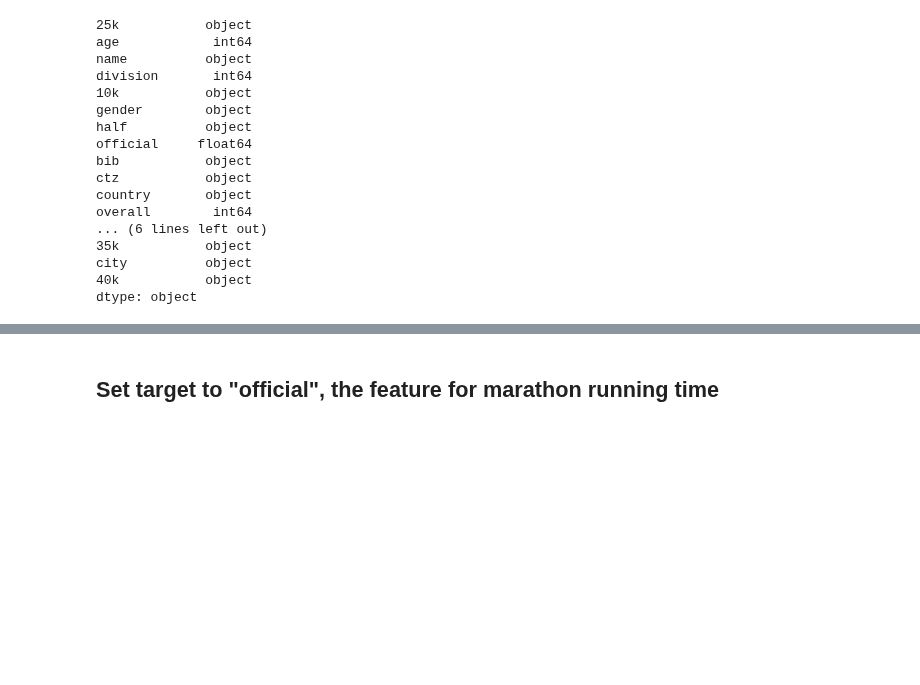
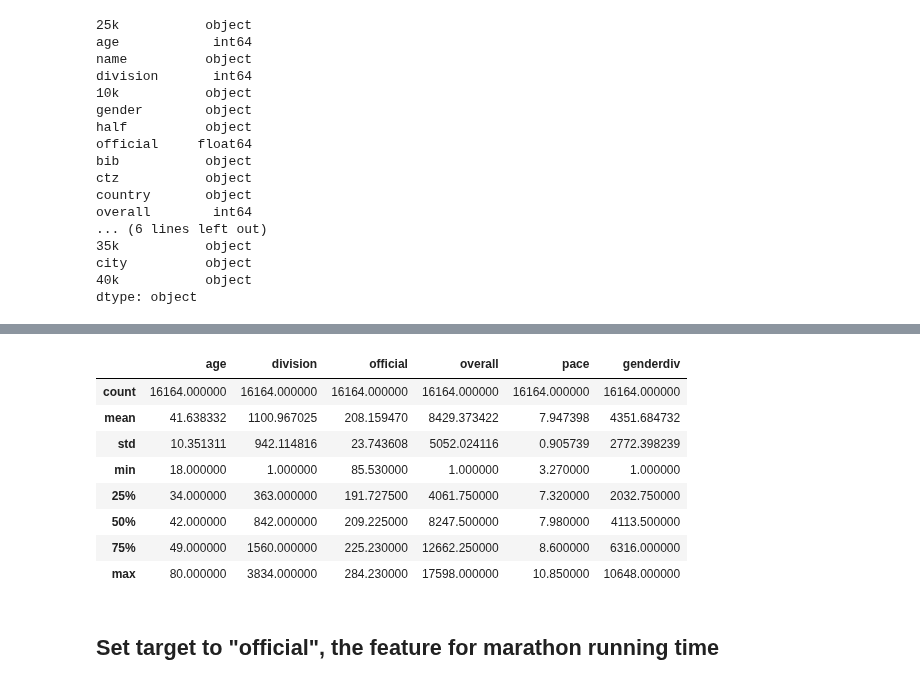
Before and after one commit to MitchellEwing/Drills, a Jupyter notebook: bootcamp/unit4/2-basicClustering/Boston-Marathon-2013.ipynb, the cells around one changed output, grey strips where cells are left out. Saved outputs shown, nothing was run; the diff lists cells and outputs as text; code cells hidden in the pictures; blank space fills up the shorter version.

```diff
--- a/bootcamp/unit4/2-basicClustering/Boston-Marathon-2013.ipynb
+++ b/bootcamp/unit4/2-basicClustering/Boston-Marathon-2013.ipynb
@@ -93,3 +93,15 @@ dtype: object
+# %%
+df.describe()
+# %% [output]
+|  | age | division | official | overall | pace | genderdiv |
+| count | 16164.000000 | 16164.000000 | 16164.000000 | 16164.000000 | 16164.000000 | 16164.000000 |
+| mean | 41.638332 | 1100.967025 | 208.159470 | 8429.373422 | 7.947398 | 4351.684732 |
+| std | 10.351311 | 942.114816 | 23.743608 | 5052.024116 | 0.905739 | 2772.398239 |
+| min | 18.000000 | 1.000000 | 85.530000 | 1.000000 | 3.270000 | 1.000000 |
+| 25% | 34.000000 | 363.000000 | 191.727500 | 4061.750000 | 7.320000 | 2032.750000 |
+| 50% | 42.000000 | 842.000000 | 209.225000 | 8247.500000 | 7.980000 | 4113.500000 |
+| 75% | 49.000000 | 1560.000000 | 225.230000 | 12662.250000 | 8.600000 | 6316.000000 |
+| max | 80.000000 | 3834.000000 | 284.230000 | 17598.000000 | 10.850000 | 10648.000000 |
 # %% [markdown]
 ## Set target to "official", the feature for marathon running time
 # %%
```
Also changed, not shown: parts of 6 cells of this notebook.
